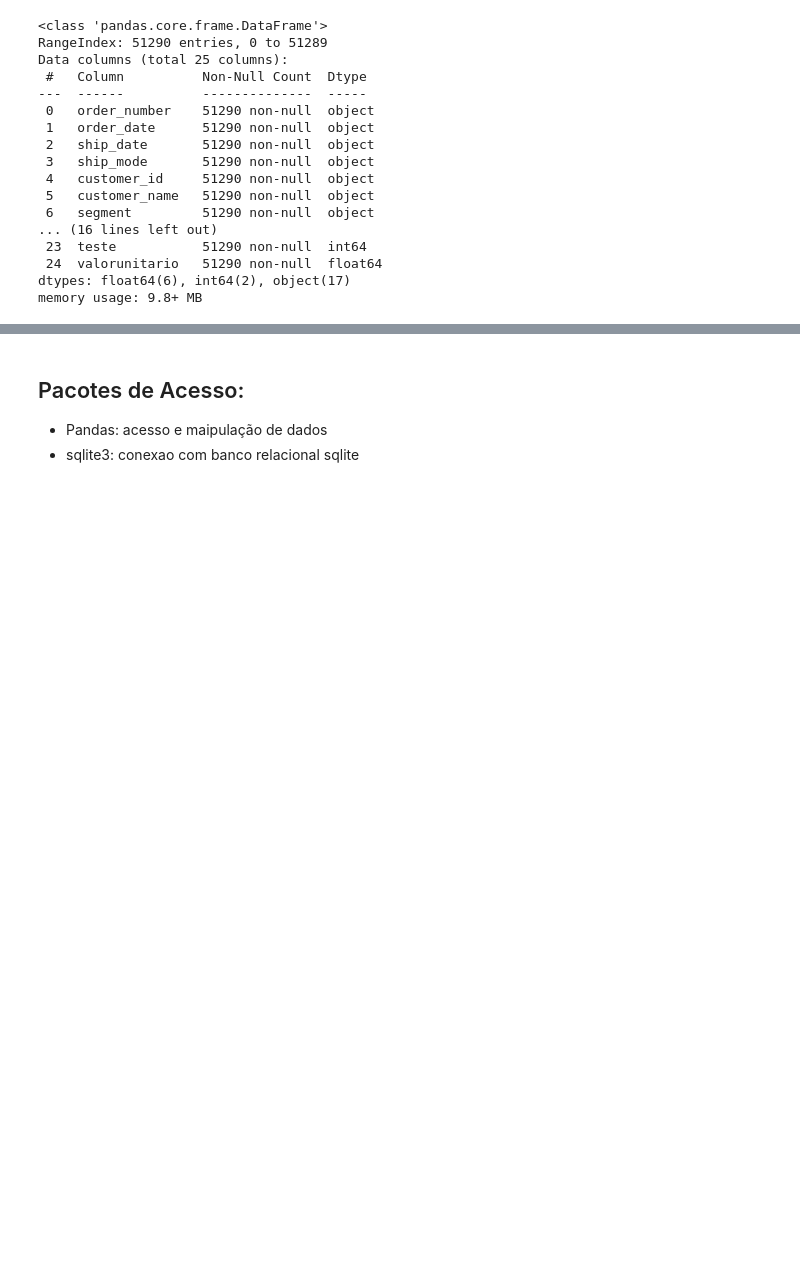
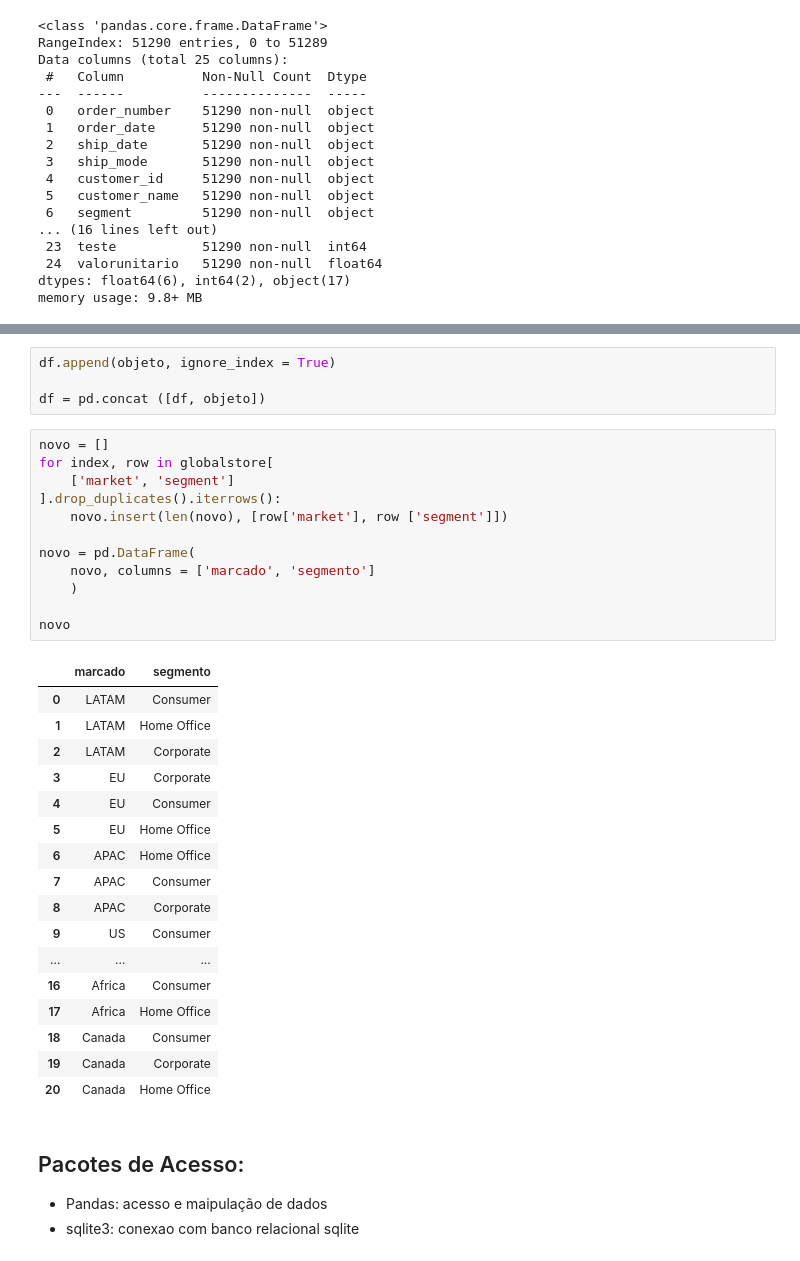
Before and after one commit to GabrielDoege/jovensTalentos, a Jupyter notebook: Jovens_Talentos_Python_Aula_02_.ipynb, the cells around one changed output, grey strips where cells are left out. Cells and saved outputs as stored; diff of their text form; blank space fills up the shorter version.

```diff
--- a/Jovens_Talentos_Python_Aula_02_.ipynb
+++ b/Jovens_Talentos_Python_Aula_02_.ipynb
@@ -279,3 +297,37 @@ globalstore.info()
+# %%
+df.append(objeto, ignore_index = True)
+
+df = pd.concat ([df, objeto])
+# %%
+novo = []
+for index, row in globalstore[
+    ['market', 'segment']
+].drop_duplicates().iterrows():
+    novo.insert(len(novo), [row['market'], row ['segment']])
+
+novo = pd.DataFrame(
+    novo, columns = ['marcado', 'segmento']
+    )
+
+novo
+# %% [output]
+|  | marcado | segmento |
+| 0 | LATAM | Consumer |
+| 1 | LATAM | Home Office |
+| 2 | LATAM | Corporate |
+| 3 | EU | Corporate |
+| 4 | EU | Consumer |
+| 5 | EU | Home Office |
+| 6 | APAC | Home Office |
+| 7 | APAC | Consumer |
+| 8 | APAC | Corporate |
+| 9 | US | Consumer |
+| ... | ... | ... |
+| 16 | Africa | Consumer |
+| 17 | Africa | Home Office |
+| 18 | Canada | Consumer |
+| 19 | Canada | Corporate |
+| 20 | Canada | Home Office |
 # %% [markdown]
 ## Pacotes de Acesso:
 - Pandas: acesso e maipulação de dados
```
Also changed, not shown: parts of 5 cells of this notebook, 4 other files.
